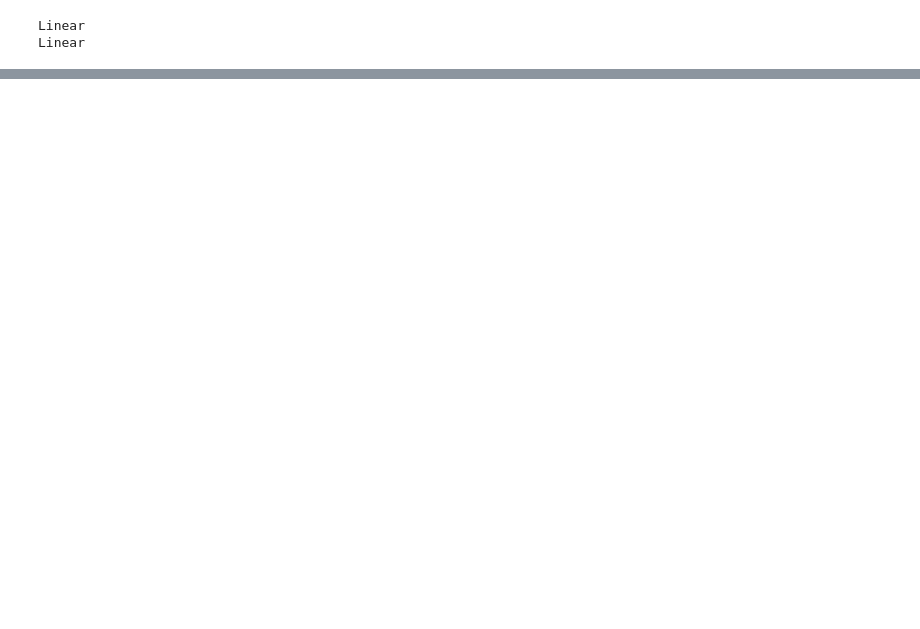
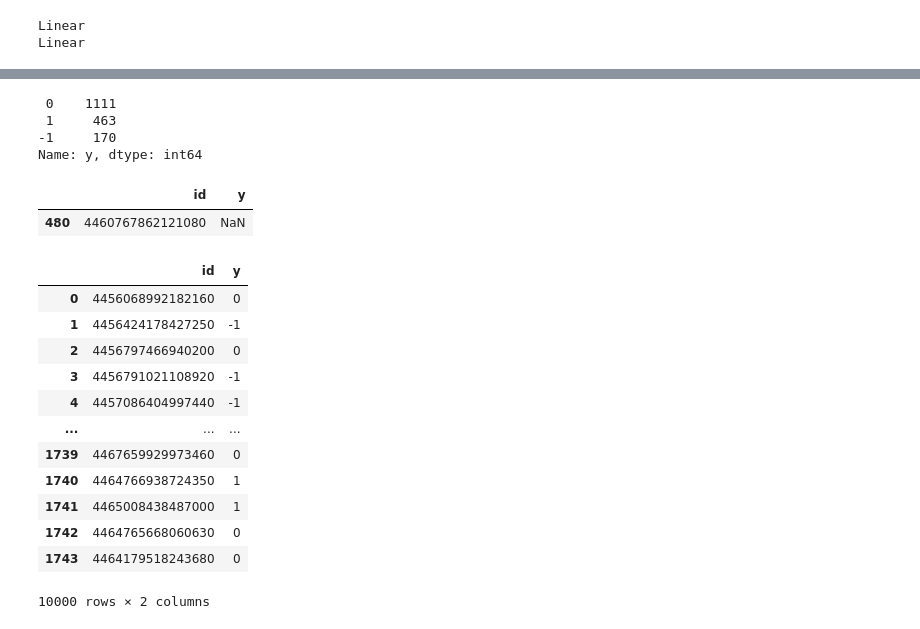
Before and after one commit to LeslieOverfitting/sentiment_analysis, a Jupyter notebook: main.ipynb, the cells around one changed output, grey strips where cells are left out. Cells and saved outputs as stored; diff of their text form; code cells hidden in the pictures; blank space fills up the shorter version.

```diff
--- a/main.ipynb
+++ b/main.ipynb
@@ -154,0 +258,4 @@ setInterval(()=>{
+# %%
+import pandas as pd
+ans_predict = pd.read_csv('predict_ans.csv')
+ans_labled = pd.read_csv('data/test_labled.csv')
@@ -154,0 +292,34 @@ setInterval(()=>{
+# %%
+ans_labled = ans_labled[['微博id','情感倾向']]
+# %%
+ans_labled.columns = ['id','y']
+# %%
+ans_labled['y'].value_counts()
+# %% [output]
+ 0    1111
+ 1     463
+-1     170
+Name: y, dtype: int64
+# %%
+ans_labled[ans_labled['y'].isna()]
+# %% [output]
+|  | id | y |
+| 480 | 4460767862121080 | NaN |
+# %%
+ans = pd.concat([ans_predict,ans_labled], axis=0)
+# %%
+ans
+# %% [output]
+|  | id | y |
+| 0 | 4456068992182160 | 0 |
+| 1 | 4456424178427250 | -1 |
+| 2 | 4456797466940200 | 0 |
+| 3 | 4456791021108920 | -1 |
+| 4 | 4457086404997440 | -1 |
+| ... | ... | ... |
+| 1739 | 4467659929973460 | 0 |
+| 1740 | 4464766938724350 | 1 |
+| 1741 | 4465008438487000 | 1 |
+| 1742 | 4464765668060630 | 0 |
+| 1743 | 4464179518243680 | 0 |
+10000 rows × 2 columns
```
Also changed, not shown: parts of 38 cells of this notebook, 12 other files.
